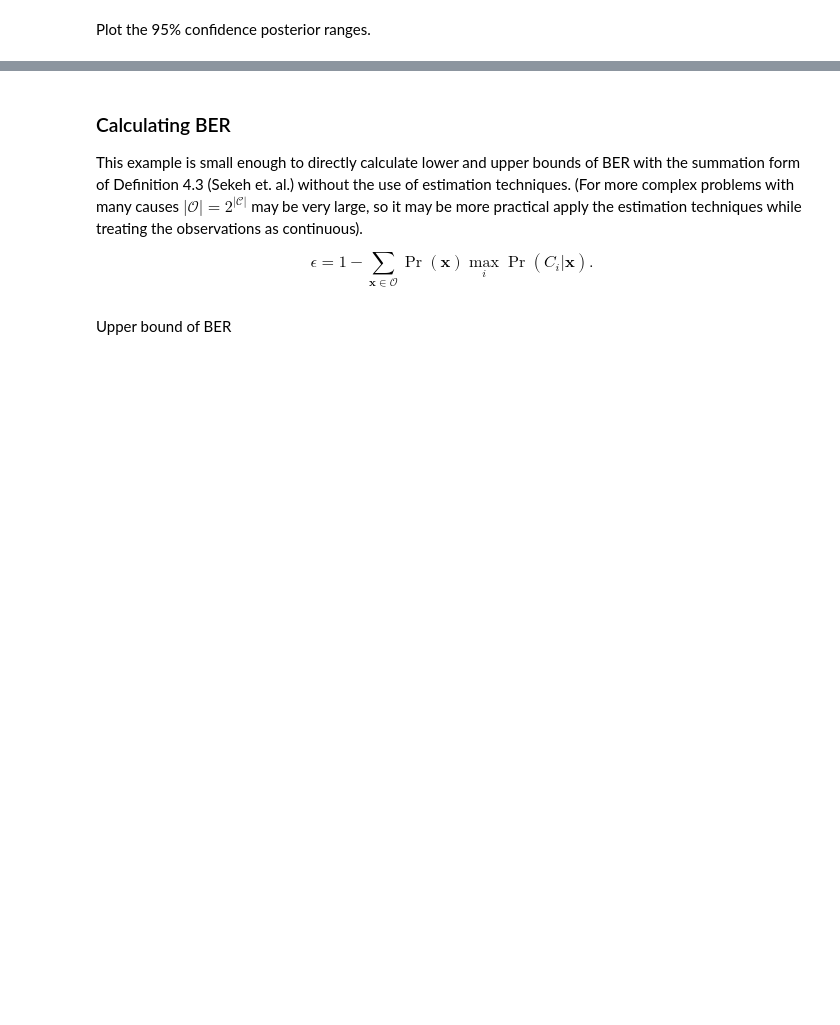
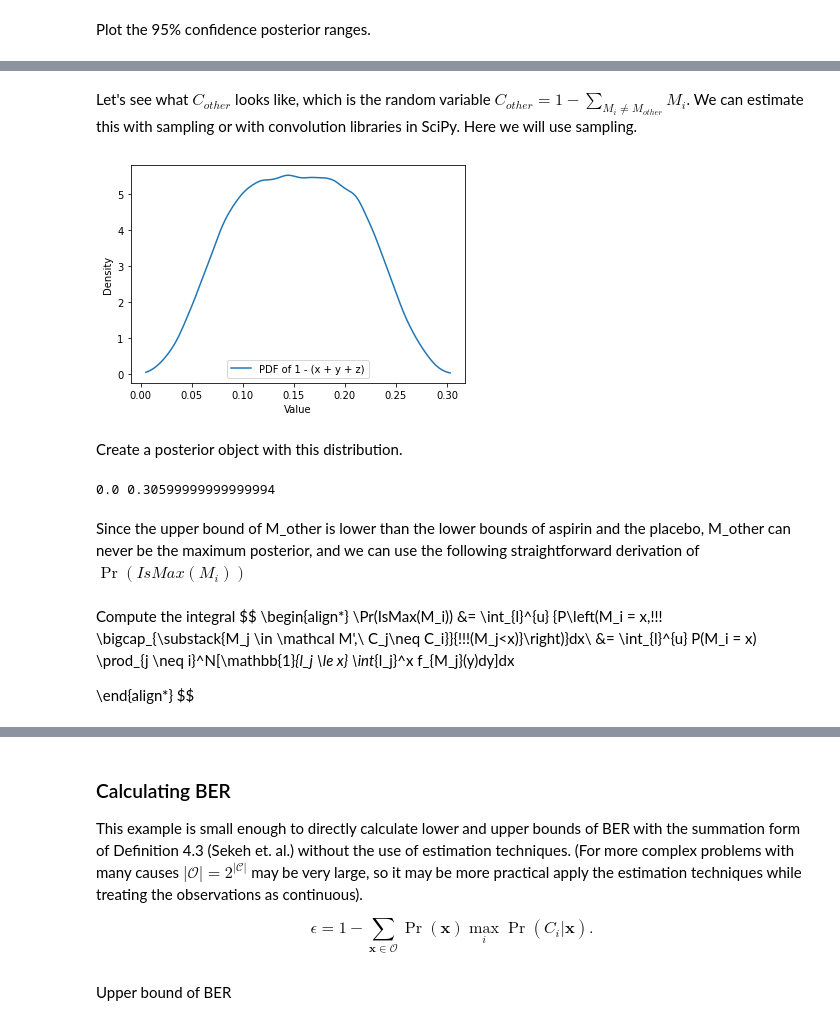
Before and after one commit to kerrlya/abduction_experiments, a Jupyter notebook: basic_example_actually.ipynb, the cells around one changed output, grey strips where cells are left out. Saved outputs shown, nothing was run; the diff lists cells and outputs as text; code cells hidden in the pictures; blank space fills up the shorter version.

```diff
--- a/basic_example_actually.ipynb
+++ b/basic_example_actually.ipynb
@@ -371,0 +318,60 @@ IsMax of C_other: 0.18387079999999956
+# %% [markdown]
+Let's see what $C_{other}$ looks like, which is the random variable $C_{other} = 1 - \sum_{M_i \neq M_{other}} M_i$. We can estimate this with sampling or with convolution libraries in SciPy. Here we will use sampling.
+# %%
+import numpy as np
+import matplotlib.pyplot as plt
+from scipy.signal import fftconvolve
+from scipy.stats import norm, gaussian_kde
+
+
+# Define the distributions for x, y, and z
+rv_x = aspirin_post.rv#norm(loc=0, scale=1)  # Normal distribution with mean=0 and std=1
+rv_y = caffeine_post.rv#norm(loc=1, scale=2)  # Normal distribution with mean=1 and std=2
+rv_z = placebo_post.rv#norm(loc=-1, scale=0.5)  # Normal distribution with mean=-1 and std=0.5
+
+# Generate samples
+n_samples = 100000
+samples_aspirin = aspirin_post.rv.rvs(size=n_samples)
+samples_caffeine = caffeine_post.rv.rvs(size=n_samples)
+samples_placebo = placebo_post.rv.rvs(size=n_samples)
+
+# Compute the new random variable 1 - (x + y + z)
+samples_new = 1 - (samples_aspirin + samples_caffeine + samples_placebo)
+
+# Approximate the pdf using a kernel density estimate
+pdf_other = gaussian_kde(samples_new)
+x_grid = np.linspace(min(samples_new), max(samples_new), 1000)
+display_pdf = pdf_other(x_grid)
+
+# Plot the approximate pdf
+plt.plot(x_grid, display_pdf, label='PDF of 1 - (x + y + z)')
+plt.xlabel('Value')
+plt.ylabel('Density')
+plt.legend()
+plt.show()
+# %% [output]
+[figure, added]
+# %% [markdown]
+
+Create a posterior object with this distribution.
+# %%
+# Verify the upper and lower bounds of this pdf
+other_lower = 1 - (aspirin_post.upper + placebo_post.upper + caffeine_post.upper)
+other_upper = 1 - (aspirin_post.lower + placebo_post.lower + caffeine_post.lower)
+print(other_lower, other_upper)
+
+M_other = Posterior(lower=0,upper=0.5,color="red", name="other")
+M_other.pdf = pdf_other
+# %% [output]
+0.0 0.30599999999999994
+# %% [markdown]
+Since the upper bound of M_other is lower than the lower bounds of aspirin and the placebo, M_other can never be the maximum posterior, and we can use the following straightforward derivation of $\Pr(IsMax(M_i))$
+# %% [markdown]
+Compute the integral
+$$
+\begin{align*}
+\Pr(IsMax(M_i)) &= \int_{l}^{u} {P\left(M_i = x,\!\!\! \bigcap_{\substack{M_j \in \mathcal M',\\ C_j\neq C_i}}{\!\!\!(M_j<x)}\right)}dx\\
+&= \int_{l}^{u} P(M_i = x) \prod_{j \neq i}^N[\mathbb{1}_{l_j \le x} \int_{l_j}^x f_{M_j}(y)dy]dx
+
+\end{align*}
+$$
```
Also changed, not shown: parts of 42 cells of this notebook.
